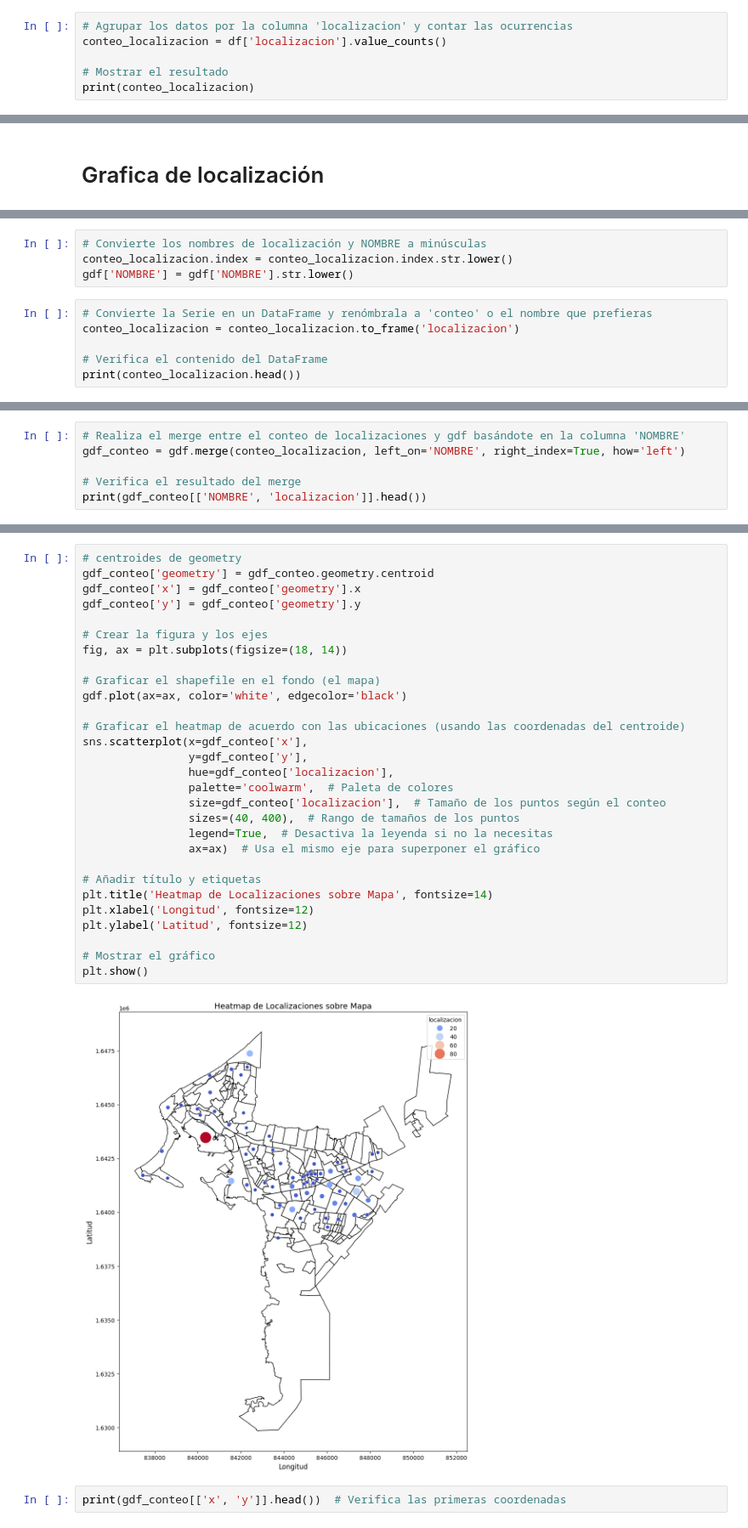
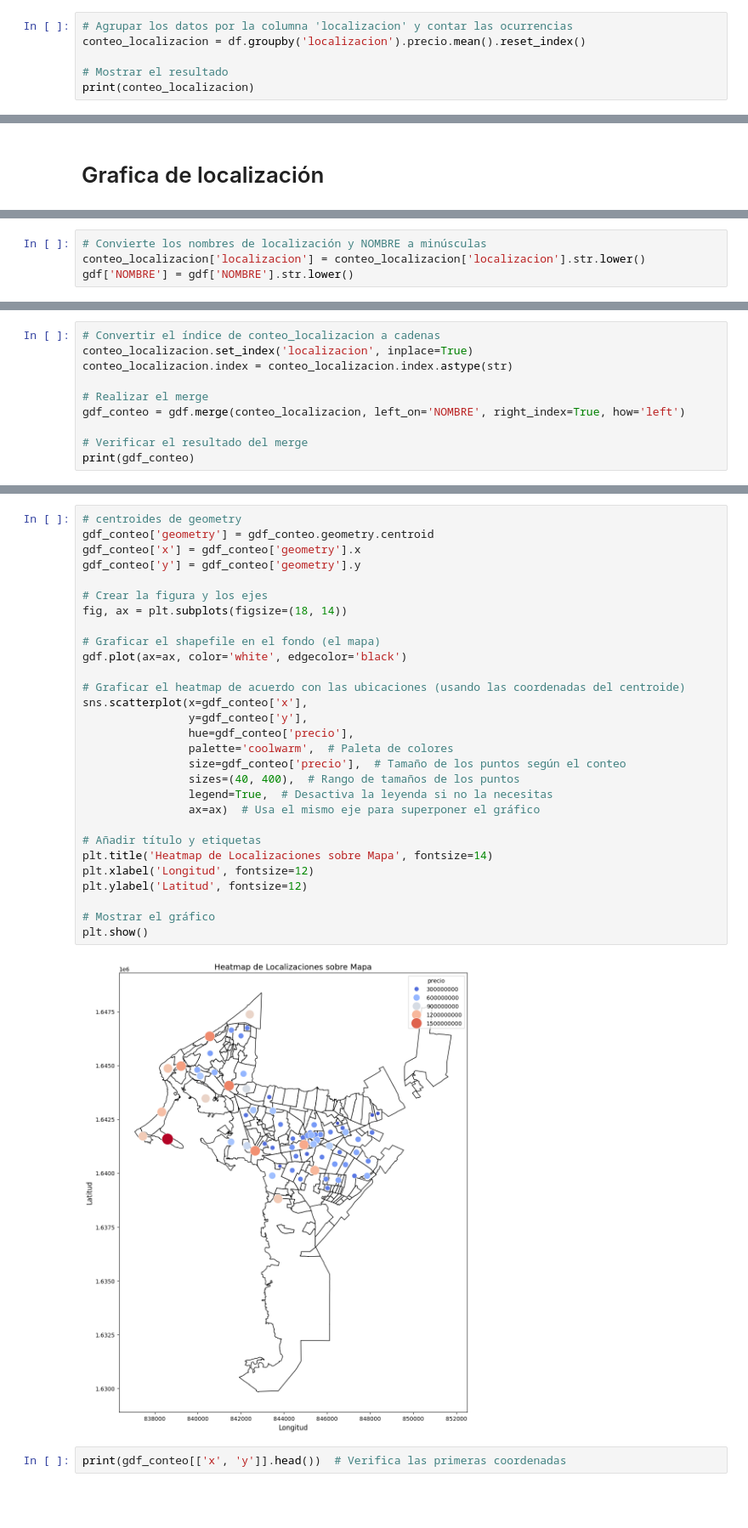
Before and after one commit to randher1/proyecto-analisis-de-datos, a Jupyter notebook: Scripts/exploration.ipynb, the cells around one changed output, grey strips where cells are left out. Shown at 85% size. Saved outputs shown, nothing was run; the diff lists cells and outputs as text; blank space fills up the shorter version.

```diff
--- a/Scripts/exploration.ipynb
+++ b/Scripts/exploration.ipynb
@@ -25,7 +25,7 @@ df.head(2)
 ## Agrupar datos de localización por frecuencia
 # %%
 # Agrupar los datos por la columna 'localizacion' y contar las ocurrencias
-conteo_localizacion = df['localizacion'].value_counts()
+conteo_localizacion = df.groupby('localizacion').precio.mean().reset_index()
 
 # Mostrar el resultado
 print(conteo_localizacion)
@@ -91,11 +92,5 @@ plt.show()
 [figure]
 # %%
 # Convierte los nombres de localización y NOMBRE a minúsculas
-conteo_localizacion.index = conteo_localizacion.index.str.lower()
+conteo_localizacion['localizacion'] = conteo_localizacion['localizacion'].str.lower()
 gdf['NOMBRE'] = gdf['NOMBRE'].str.lower()
-# %%
-# Convierte la Serie en un DataFrame y renómbrala a 'conteo' o el nombre que prefieras
-conteo_localizacion = conteo_localizacion.to_frame('localizacion')
-
-# Verifica el contenido del DataFrame
-print(conteo_localizacion.head())
@@ -110,7 +103,11 @@ crespo                  28
 # %%
-# Realiza el merge entre el conteo de localizaciones y gdf basándote en la columna 'NOMBRE'
+# Convertir el índice de conteo_localizacion a cadenas
+conteo_localizacion.set_index('localizacion', inplace=True)
+conteo_localizacion.index = conteo_localizacion.index.astype(str)
+
+# Realizar el merge
 gdf_conteo = gdf.merge(conteo_localizacion, left_on='NOMBRE', right_index=True, how='left')
 
-# Verifica el resultado del merge
-print(gdf_conteo[['NOMBRE', 'localizacion']].head())
+# Verificar el resultado del merge
+print(gdf_conteo)
 # %% [output]
@@ -123,34 +131,34 @@ print(gdf_conteo[['NOMBRE', 'localizacion']].head())
 # %%
 # centroides de geometry
 gdf_conteo['geometry'] = gdf_conteo.geometry.centroid
 gdf_conteo['x'] = gdf_conteo['geometry'].x
 gdf_conteo['y'] = gdf_conteo['geometry'].y
 
 # Crear la figura y los ejes
 fig, ax = plt.subplots(figsize=(18, 14))
 
 # Graficar el shapefile en el fondo (el mapa)
 gdf.plot(ax=ax, color='white', edgecolor='black')
 
 # Graficar el heatmap de acuerdo con las ubicaciones (usando las coordenadas del centroide)
 sns.scatterplot(x=gdf_conteo['x'],
                 y=gdf_conteo['y'],
-                hue=gdf_conteo['localizacion'],
+                hue=gdf_conteo['precio'],
                 palette='coolwarm',  # Paleta de colores
-                size=gdf_conteo['localizacion'],  # Tamaño de los puntos según el conteo
+                size=gdf_conteo['precio'],  # Tamaño de los puntos según el conteo
                 sizes=(40, 400),  # Rango de tamaños de los puntos
                 legend=True,  # Desactiva la leyenda si no la necesitas
                 ax=ax)  # Usa el mismo eje para superponer el gráfico
 
 # Añadir título y etiquetas
 plt.title('Heatmap de Localizaciones sobre Mapa', fontsize=14)
 plt.xlabel('Longitud', fontsize=12)
 plt.ylabel('Latitud', fontsize=12)
 
 # Mostrar el gráfico
 plt.show()
 # %% [output]
-[figure, old version]
+[figure, new version]
 # %%
 print(gdf_conteo[['x', 'y']].head())  # Verifica las primeras coordenadas
 # %% [output]
```
Also changed, not shown: parts of 7 cells of this notebook, 1 other file.
